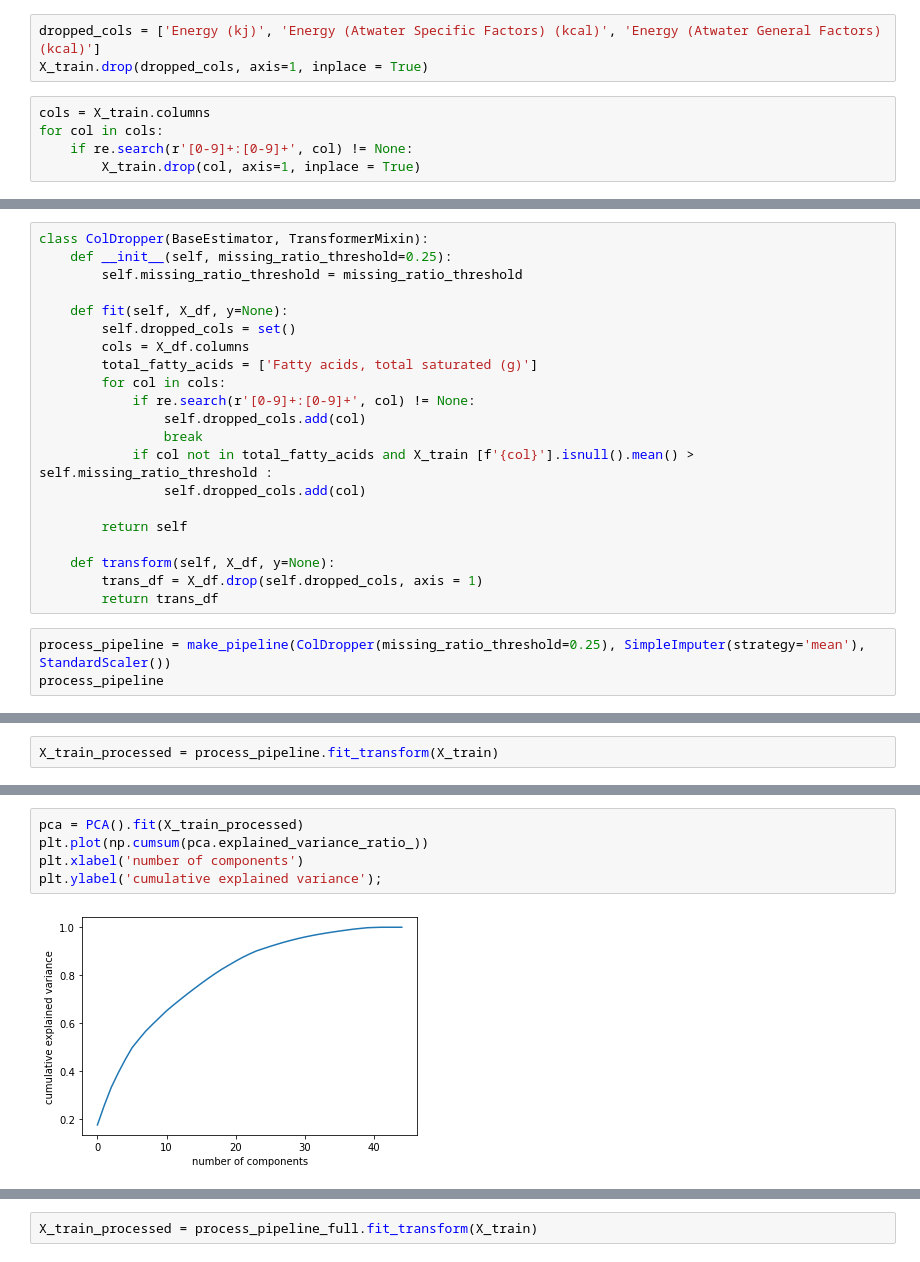
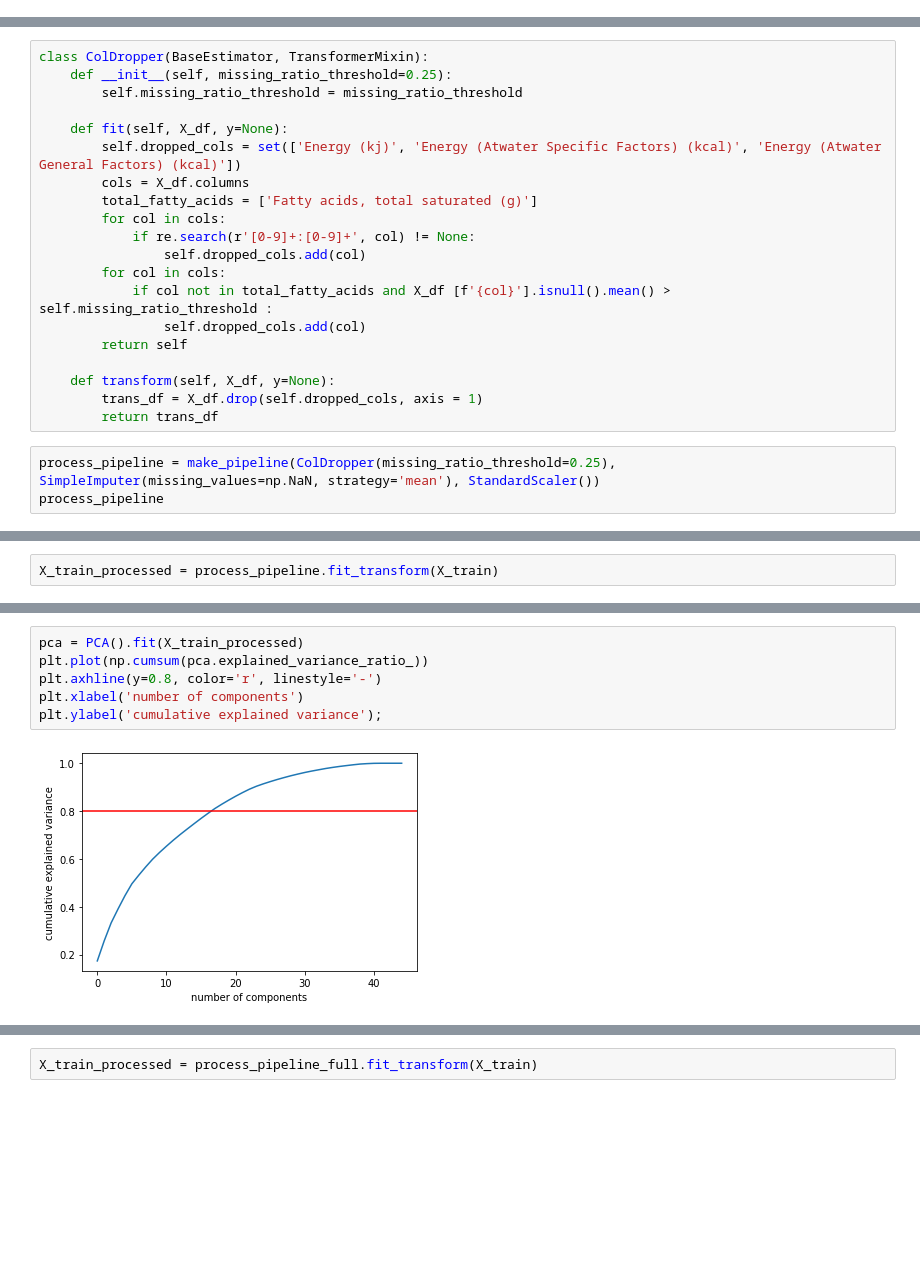
Before and after one commit to Sy-Pham/Final_DataScience_Project, a Jupyter notebook: Nutrients_Food_Analysis.ipynb, the cells around one changed output, grey strips where cells are left out. Drawn from its saved outputs; the diff is of its cells as text; blank space fills up the shorter version.

Commit message:
train and validate model

```diff
--- a/Nutrients_Food_Analysis.ipynb
+++ b/Nutrients_Food_Analysis.ipynb
@@ -284,11 +297,3 @@ Với các cột có liên quan đến Energy (kcal), Energy chỉ được đo
 Với các cột có liên quan đến lipit, ta loại bỏ các cột các loại axit béo, chỉ giữ lại các cột số lượng tổng cộng axit béo cuối cùng để giảm bớt nguy cơ overfitting
 
 Với các cột có tỉ lệ dữ liệu bị thiếu trên 25% thì được loại bỏ, các cột bị thiếu còn lại thì sử dụng phương pháp mean để điền dữ liệu bi thiếu
-# %%
-dropped_cols = ['Energy (kj)', 'Energy (Atwater Specific Factors) (kcal)', 'Energy (Atwater General Factors) (kcal)']
-X_train.drop(dropped_cols, axis=1, inplace = True)
-# %%
-cols = X_train.columns
-for col in cols:
-    if re.search(r'[0-9]+:[0-9]+', col) != None:
-        X_train.drop(col, axis=1, inplace = True)
@@ -319,23 +303,22 @@ class ColDropper(BaseEstimator, TransformerMixin):
         self.missing_ratio_threshold = missing_ratio_threshold
 
     def fit(self, X_df, y=None):
-        self.dropped_cols = set()
+        self.dropped_cols = set(['Energy (kj)', 'Energy (Atwater Specific Factors) (kcal)', 'Energy (Atwater General Factors) (kcal)'])
         cols = X_df.columns
         total_fatty_acids = ['Fatty acids, total saturated (g)']
         for col in cols:
             if re.search(r'[0-9]+:[0-9]+', col) != None:
                 self.dropped_cols.add(col)
-                break
-            if col not in total_fatty_acids and X_train [f'{col}'].isnull().mean() > self.missing_ratio_threshold :
+        for col in cols:
+            if col not in total_fatty_acids and X_df [f'{col}'].isnull().mean() > self.missing_ratio_threshold :
                 self.dropped_cols.add(col)
-
         return self
 
     def transform(self, X_df, y=None):
         trans_df = X_df.drop(self.dropped_cols, axis = 1)
         return trans_df
 # %%
-process_pipeline = make_pipeline(ColDropper(missing_ratio_threshold=0.25), SimpleImputer(strategy='mean'), StandardScaler())
+process_pipeline = make_pipeline(ColDropper(missing_ratio_threshold=0.25), SimpleImputer(missing_values=np.NaN, strategy='mean'), StandardScaler())
 process_pipeline
 # %% [output]
 Pipeline(steps=[('coldropper', ColDropper()),
@@ -353,8 +337,9 @@ Pipeline(steps=[('coldropper', ColDropper()),
 # %%
 pca = PCA().fit(X_train_processed)
 plt.plot(np.cumsum(pca.explained_variance_ratio_))
+plt.axhline(y=0.8, color='r', linestyle='-')
 plt.xlabel('number of components')
 plt.ylabel('cumulative explained variance');
 # %% [output]
-[figure, old version]
+[figure, new version]
 # %%
```
Also changed, not shown: parts of 34 cells of this notebook.
